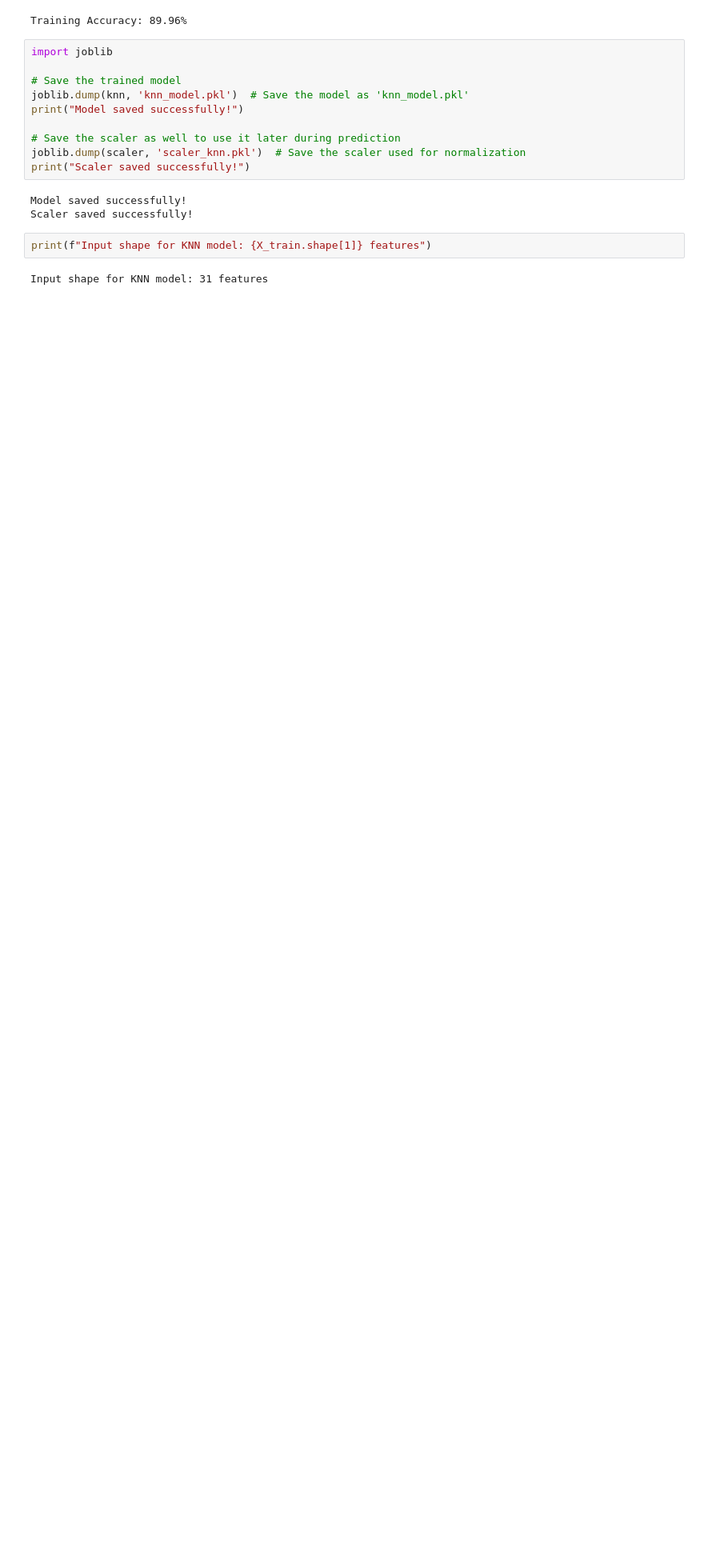
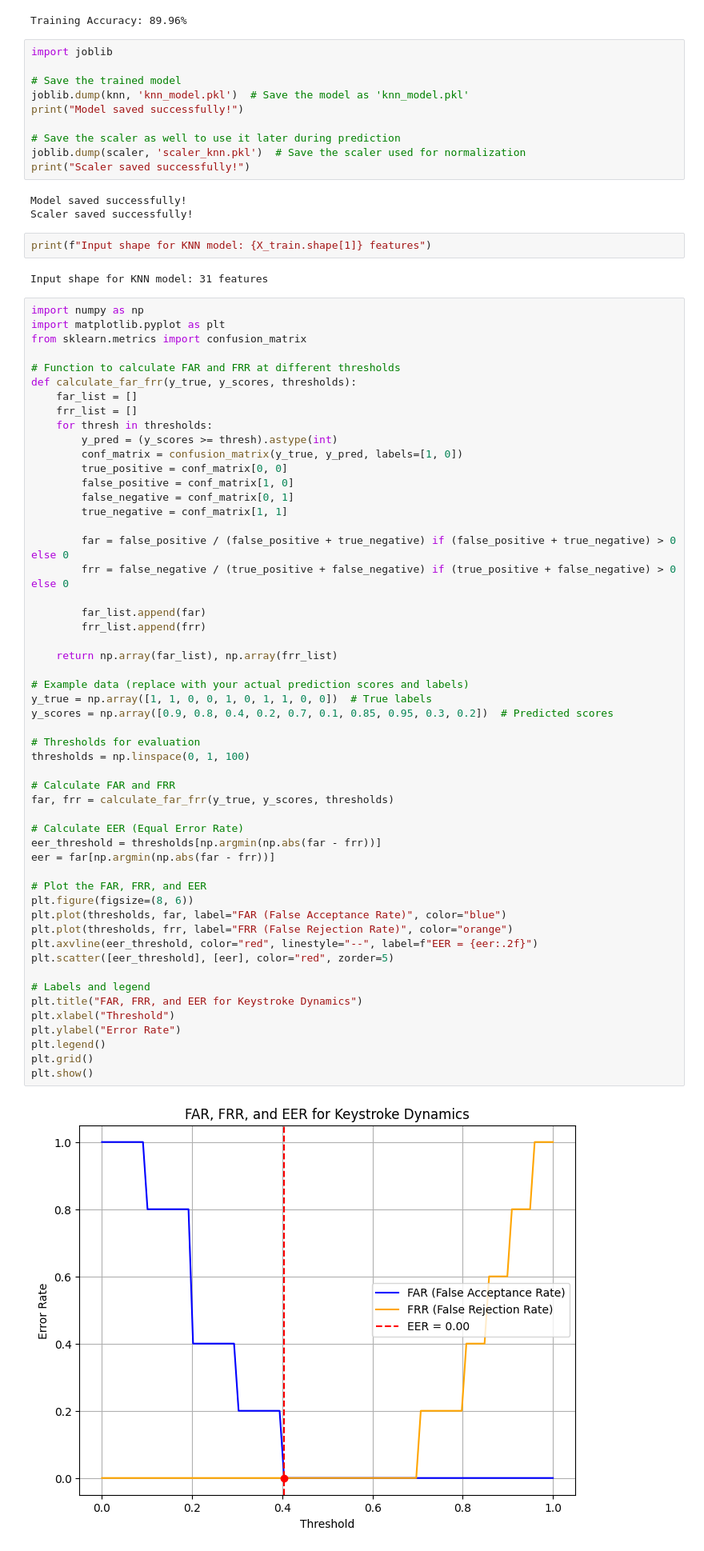
Before and after one commit to VickyChoong/Keystroke-Dynamic-Authentication, a Jupyter notebook: knn_model.ipynb, the cells around one changed output. Shown at 80% size. Drawn from its saved outputs; the diff is of its cells as text; blank space fills up the shorter version.

```diff
--- a/knn_model.ipynb
+++ b/knn_model.ipynb
@@ -85,3 +85,58 @@ Scaler saved successfully!
 print(f"Input shape for KNN model: {X_train.shape[1]} features")
 # %% [output]
 Input shape for KNN model: 31 features
+# %%
+import numpy as np
+import matplotlib.pyplot as plt
+from sklearn.metrics import confusion_matrix
+
+# Function to calculate FAR and FRR at different thresholds
+def calculate_far_frr(y_true, y_scores, thresholds):
+    far_list = []
+    frr_list = []
+    for thresh in thresholds:
+        y_pred = (y_scores >= thresh).astype(int)
+        conf_matrix = confusion_matrix(y_true, y_pred, labels=[1, 0])
+        true_positive = conf_matrix[0, 0]
+        false_positive = conf_matrix[1, 0]
+        false_negative = conf_matrix[0, 1]
+        true_negative = conf_matrix[1, 1]
+
+        far = false_positive / (false_positive + true_negative) if (false_positive + true_negative) > 0 else 0
+        frr = false_negative / (true_positive + false_negative) if (true_positive + false_negative) > 0 else 0
+
+        far_list.append(far)
+        frr_list.append(frr)
+
+    return np.array(far_list), np.array(frr_list)
+
+# Example data (replace with your actual prediction scores and labels)
+y_true = np.array([1, 1, 0, 0, 1, 0, 1, 1, 0, 0])  # True labels
+y_scores = np.array([0.9, 0.8, 0.4, 0.2, 0.7, 0.1, 0.85, 0.95, 0.3, 0.2])  # Predicted scores
+
+# Thresholds for evaluation
+thresholds = np.linspace(0, 1, 100)
+
+# Calculate FAR and FRR
+far, frr = calculate_far_frr(y_true, y_scores, thresholds)
+
+# Calculate EER (Equal Error Rate)
+eer_threshold = thresholds[np.argmin(np.abs(far - frr))]
+eer = far[np.argmin(np.abs(far - frr))]
+
+# Plot the FAR, FRR, and EER
+plt.figure(figsize=(8, 6))
+plt.plot(thresholds, far, label="FAR (False Acceptance Rate)", color="blue")
+plt.plot(thresholds, frr, label="FRR (False Rejection Rate)", color="orange")
+plt.axvline(eer_threshold, color="red", linestyle="--", label=f"EER = {eer:.2f}")
+plt.scatter([eer_threshold], [eer], color="red", zorder=5)
+
+# Labels and legend
+plt.title("FAR, FRR, and EER for Keystroke Dynamics")
+plt.xlabel("Threshold")
+plt.ylabel("Error Rate")
+plt.legend()
+plt.grid()
+plt.show()
+# %% [output]
+[figure, added]
```
Also changed, not shown: 6 other files.
